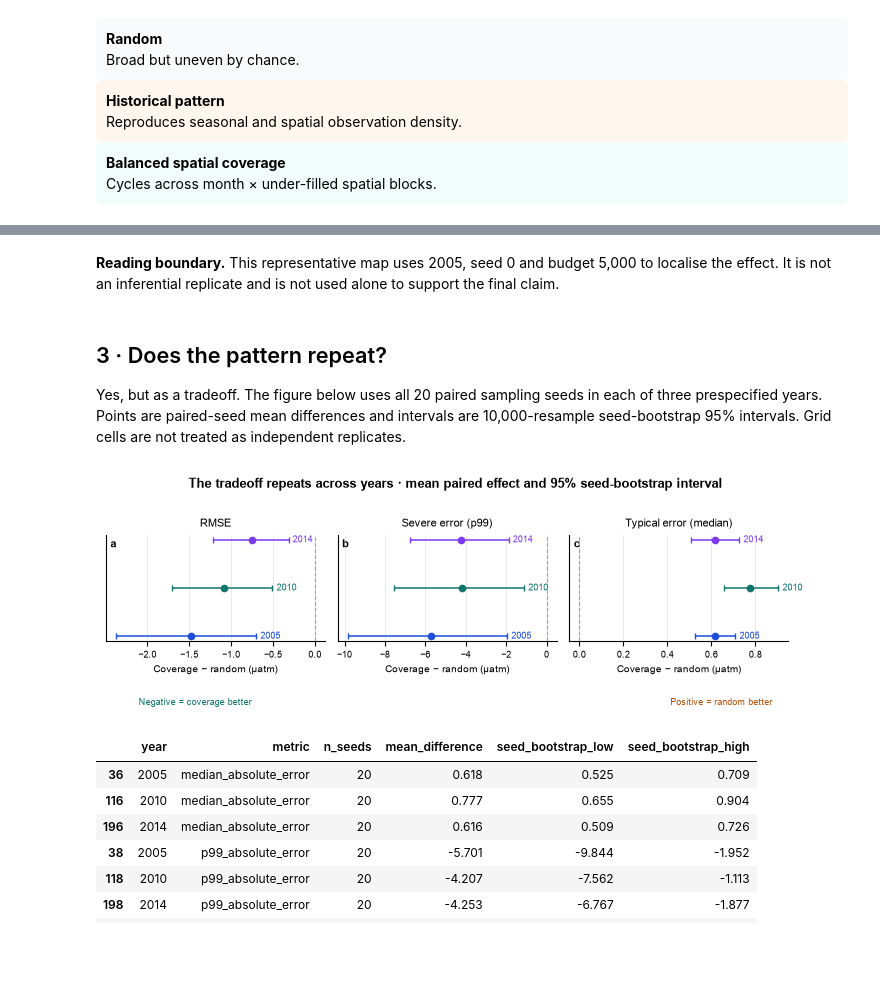
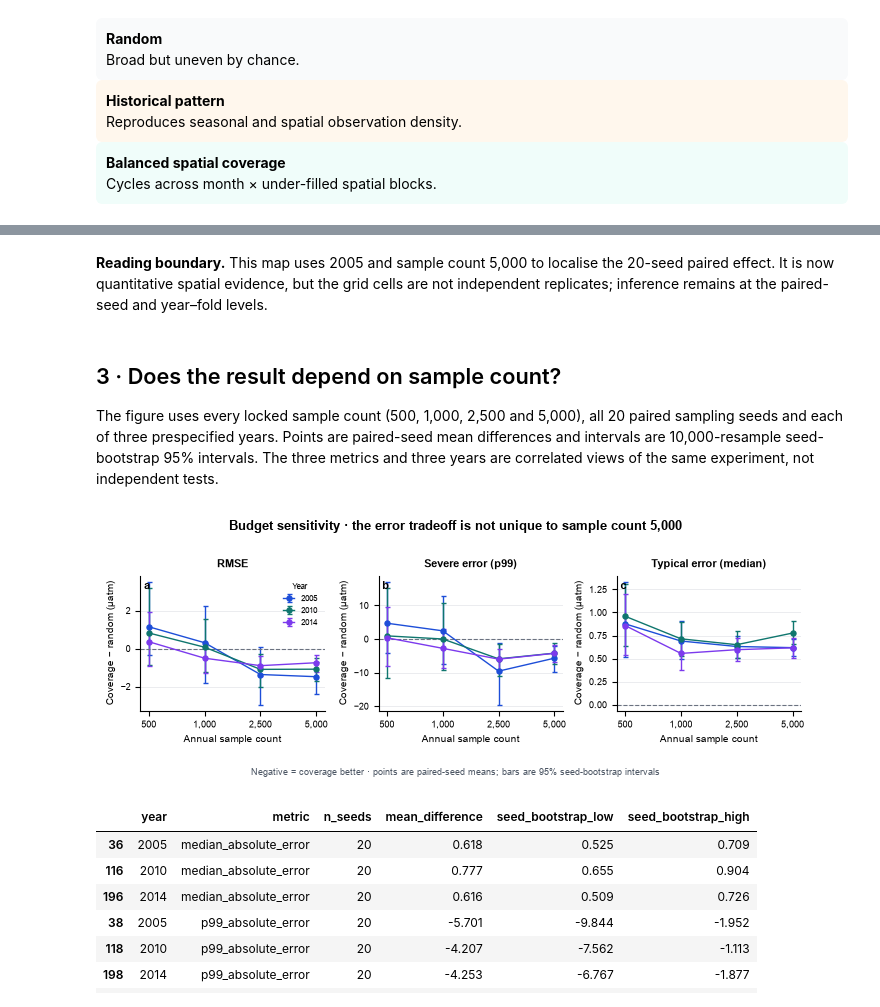
Before and after one commit to BokaiHe/ocean-carbon-sampling, a Jupyter notebook: notebooks/published/osse_visual_story_demo.ipynb, the cells around one changed output, grey strips where cells are left out. Cells and saved outputs as stored; diff of their text form; code cells hidden in the pictures; blank space fills up the shorter version.

Commit message:
Strengthen OSSE claim audit and evidence

```diff
--- a/notebooks/published/osse_visual_story_demo.ipynb
+++ b/notebooks/published/osse_visual_story_demo.ipynb
@@ -97,16 +95,16 @@ error_figure = plot_error_atlas(fields)
 # %% [markdown]
-**Reading boundary.** This representative map uses 2005, seed 0 and budget 5,000 to localise the effect. It is not an inferential replicate and is not used alone to support the final claim.
+**Reading boundary.** This map uses 2005 and sample count 5,000 to localise the 20-seed paired effect. It is now quantitative spatial evidence, but the grid cells are not independent replicates; inference remains at the paired-seed and year–fold levels.
 # %% [markdown]
-## 3 · Does the pattern repeat?
+## 3 · Does the result depend on sample count?
 
-Yes, but as a tradeoff. The figure below uses all 20 paired sampling seeds in each of three prespecified years. Points are paired-seed mean differences and intervals are 10,000-resample seed-bootstrap 95% intervals. Grid cells are not treated as independent replicates.
+The figure uses every locked sample count (500, 1,000, 2,500 and 5,000), all 20 paired sampling seeds and each of three prespecified years. Points are paired-seed mean differences and intervals are 10,000-resample seed-bootstrap 95% intervals. The three metrics and three years are correlated views of the same experiment, not independent tests.
 # %%
 key_effects = effects.query(
-    "evaluation_domain == 'all' and budget == 5000 and "
+    "evaluation_domain == 'all' and "
     "comparison == 'spatial_coverage_minus_random' and "
     "metric in ['rmse', 'p99_absolute_error', 'median_absolute_error']"
 ).copy()
-tradeoff_figure = plot_tradeoff_summary(key_effects)
+budget_sweep_figure = plot_budget_sweep(key_effects)
 # %% [output]
-[figure, old version]
+[figure, new version]
 # %%
```
Also changed, not shown: parts of 20 cells of this notebook, 11 other files.
